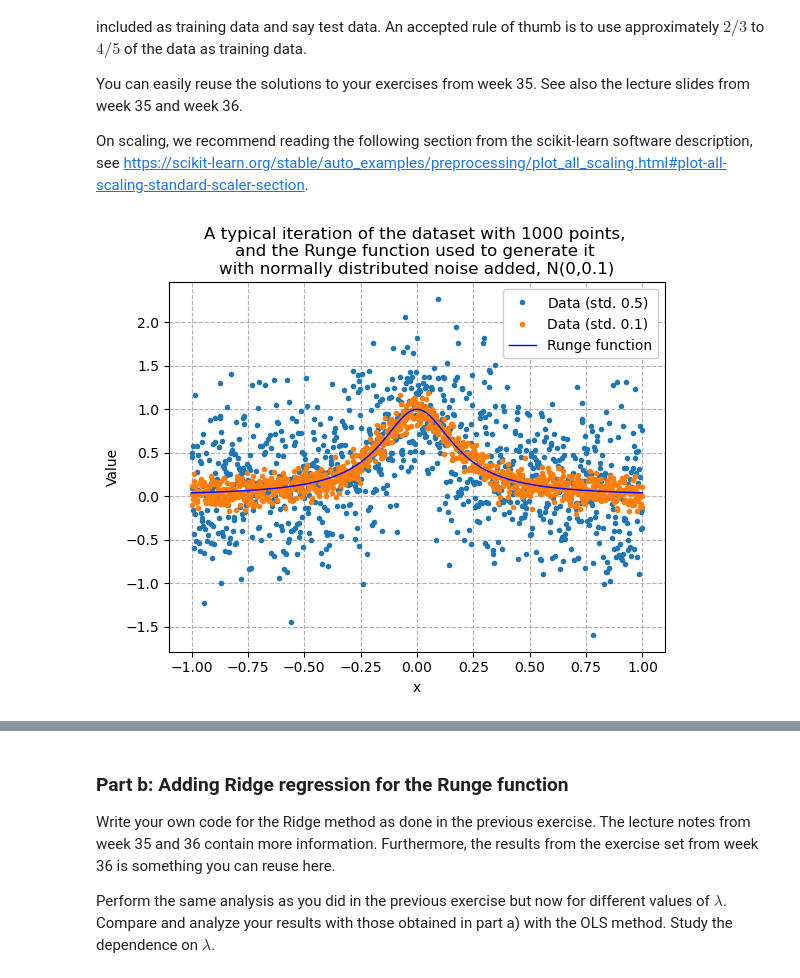
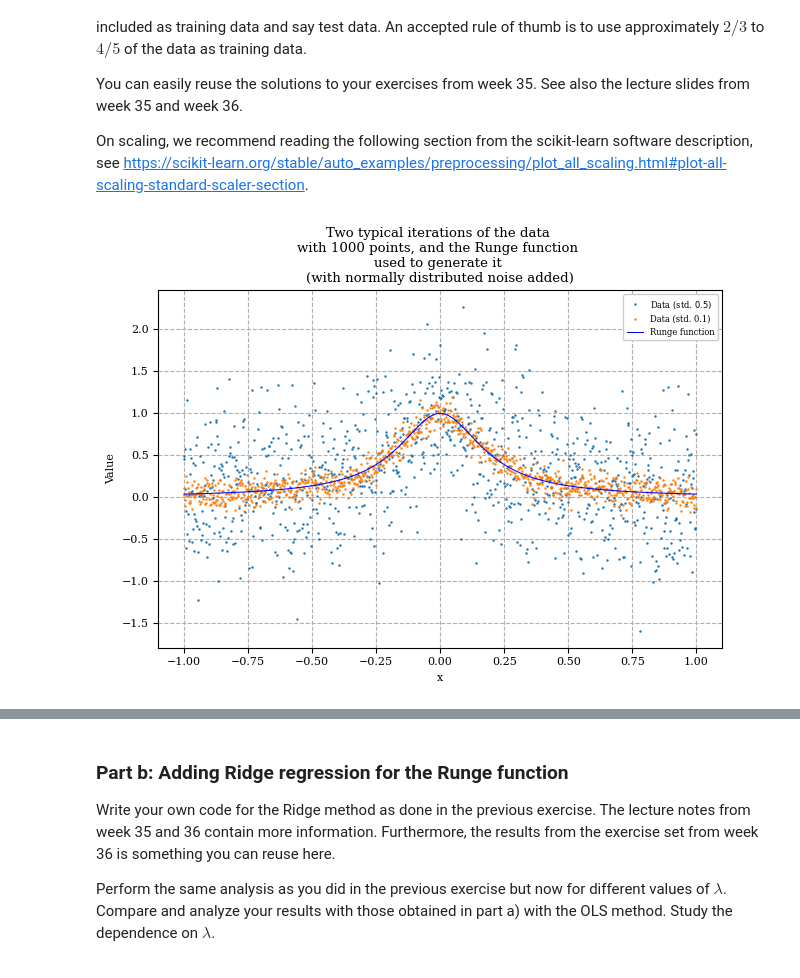
Before and after one commit to Waerstad/4155-Project-1, a Jupyter notebook: Code/project1_main.ipynb, the cells around one changed output, grey strips where cells are left out. Drawn from its saved outputs; the diff is of its cells as text; code cells hidden in the pictures.

```diff
--- a/Code/project1_main.ipynb
+++ b/Code/project1_main.ipynb
@@ -165,26 +165,28 @@ On scaling, we recommend reading the following section from the scikit-learn sof
 # %%
 # Setting up dataset
 np.random.seed(2025)
 n = 1000
 std_data = 0.1
 x = np.linspace(-1, 1, n)
 y = Runge_func(x) + np.random.normal(0, std_data, size=n)
 
-plt.plot(x, Runge_func(x) + np.random.normal(0, 0.5, size=n), '.', label=r"Data (std. $0.5$)")
-plt.plot(x,y, ".", label=f"Data (std. {std_data})")
-plt.plot(x, Runge_func(x), "b-", label="Runge function", linewidth="1.0")
-plt.title(f"A typical iteration of the dataset with {n} points, \n"
-           "and the Runge function used to generate it \n"
-          f"with normally distributed noise added, N(0,{std_data})"
+# This configuration is tested and optimized for use in the latex report, even tho it looks a bit off here
+plt.plot(x, Runge_func(x) + np.random.normal(0, 0.5, size=n), '.', markersize="1.5", label=r"Data (std. $0.5$)")
+plt.plot(x,y, ".", markersize="1.5", label=f"Data (std. {std_data})")
+plt.plot(x, Runge_func(x), "b-", label="Runge function", linewidth="0.75")
+plt.title(f"Two typical iterations of the data \n"
+          f"with {n} points, and the Runge function \n"
+           "used to generate it \n"
+           "(with normally distributed noise added)"
           )
 plt.xlabel("x")
 plt.ylabel("Value")
 plt.legend().get_frame().set_alpha(1.0) # Add solid background (non see thru) to legend box
 plt.grid(True, which="both", linestyle="--", linewidth=0.8)
 plt.show()
 plt.close()
 # %% [output]
-[figure, old version]
+[figure, new version]
 # %%
 # Functions used
 
```
Also changed, not shown: parts of 9 cells of this notebook.
